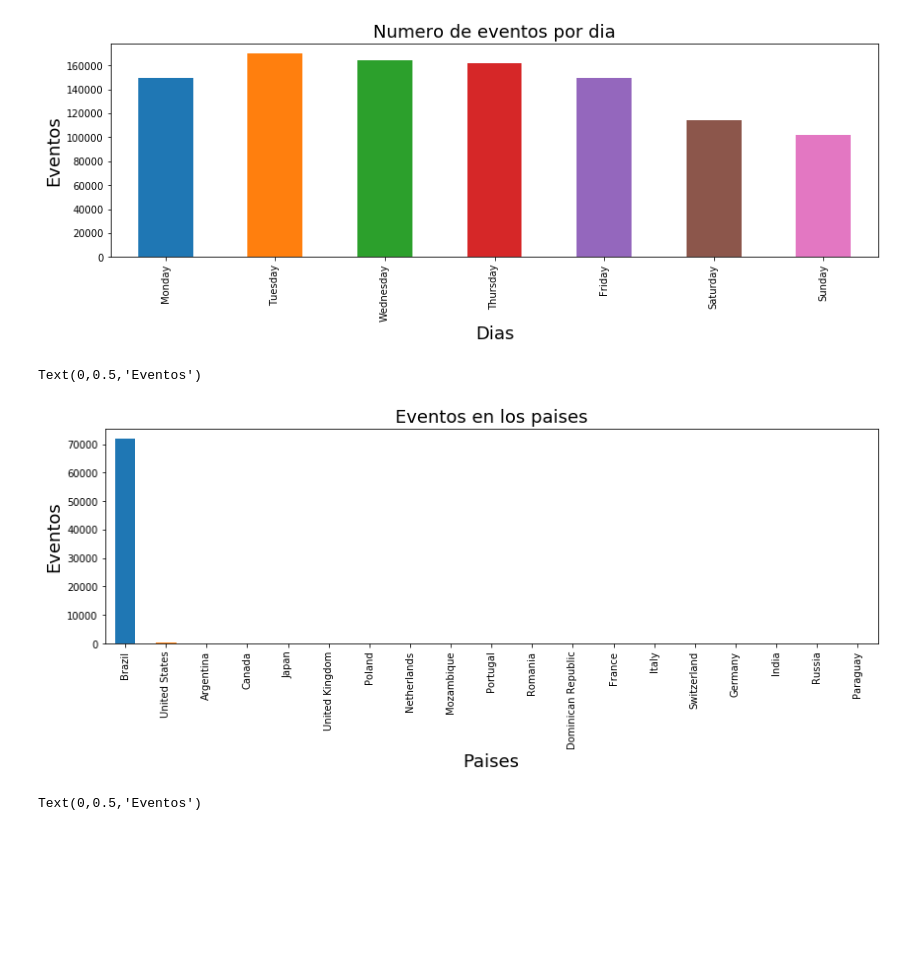
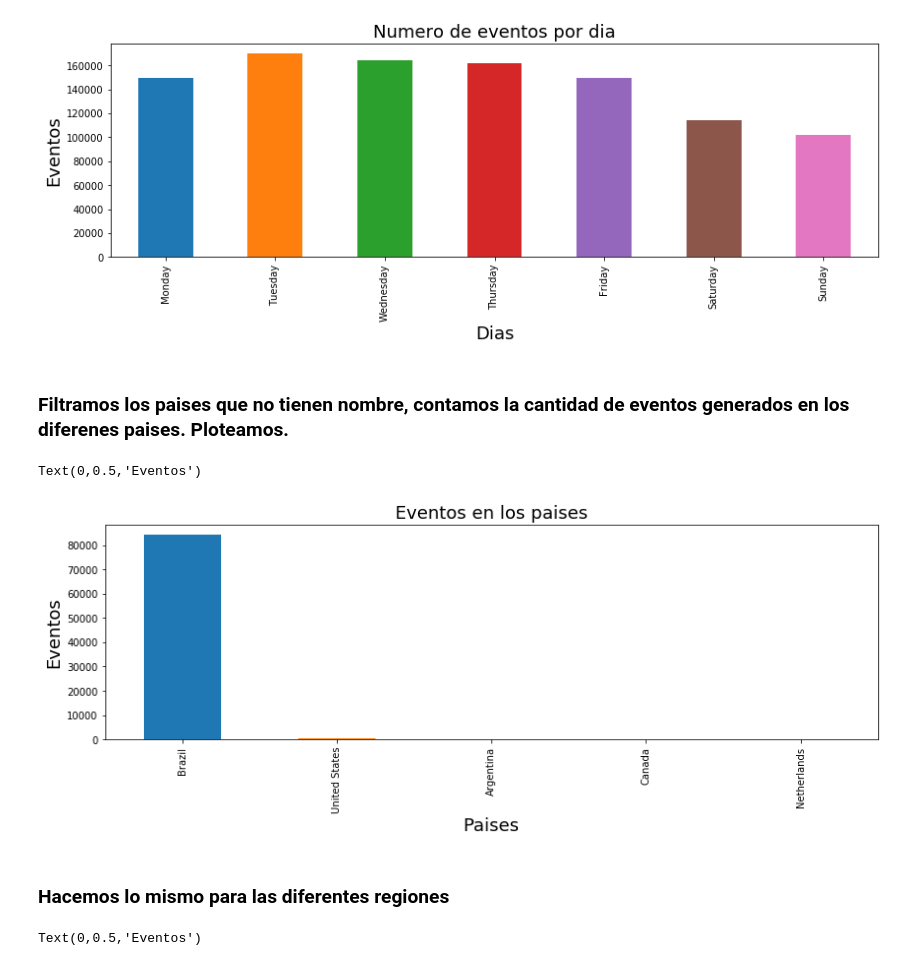
Before and after one commit to MartinCohen98/OrganizacionDeDatosTP1, a Jupyter notebook: AnalisisExploratorioTrocafoneBarbara.ipynb, the cells around one changed output. Cells and saved outputs as stored; diff of their text form; code cells hidden in the pictures; blank space fills up the shorter version.

```diff
--- a/AnalisisExploratorioTrocafoneBarbara.ipynb
+++ b/AnalisisExploratorioTrocafoneBarbara.ipynb
@@ -94,16 +112,24 @@ plotED.set_ylabel("Eventos", fontsize=18)
 # %% [output]
 Text(0,0.5,'Eventos')
 [figure]
+# %% [markdown]
+### Filtramos los paises que no tienen nombre, contamos la cantidad de eventos generados en los diferenes paises. Ploteamos.
 # %%
 #paises y eventos
-dfFiltrado = df.loc[df['region'] != 'Unknown', :]
-plotC=dfFiltrado['country'].value_counts()[0:19].plot(kind='bar',figsize=(14,4));
+dfFiltrado = df.loc[df['country'] != 'Unknown', :]
+
+#plotC=df.groupby('country').count()['event'].plot(kind='bar',figsize=(14,4));
+#Este hace algo parecido
+
+plotC=dfFiltrado['country'].value_counts()[0:5].plot(kind='bar',figsize=(14,4));
 plotC.set_title("Eventos en los paises", fontsize=18)
 plotC.set_xlabel("Paises",fontsize=18)
 plotC.set_ylabel("Eventos", fontsize=18)
 # %% [output]
 Text(0,0.5,'Eventos')
-[figure, old version]
+[figure, new version]
+# %% [markdown]
+### Hacemos lo mismo para las diferentes regiones
 # %%
 #regiones y eventos
 dfFiltrado = df.loc[df['region'] != 'Unknown', :]
```
Also changed, not shown: parts of 39 cells of this notebook.
